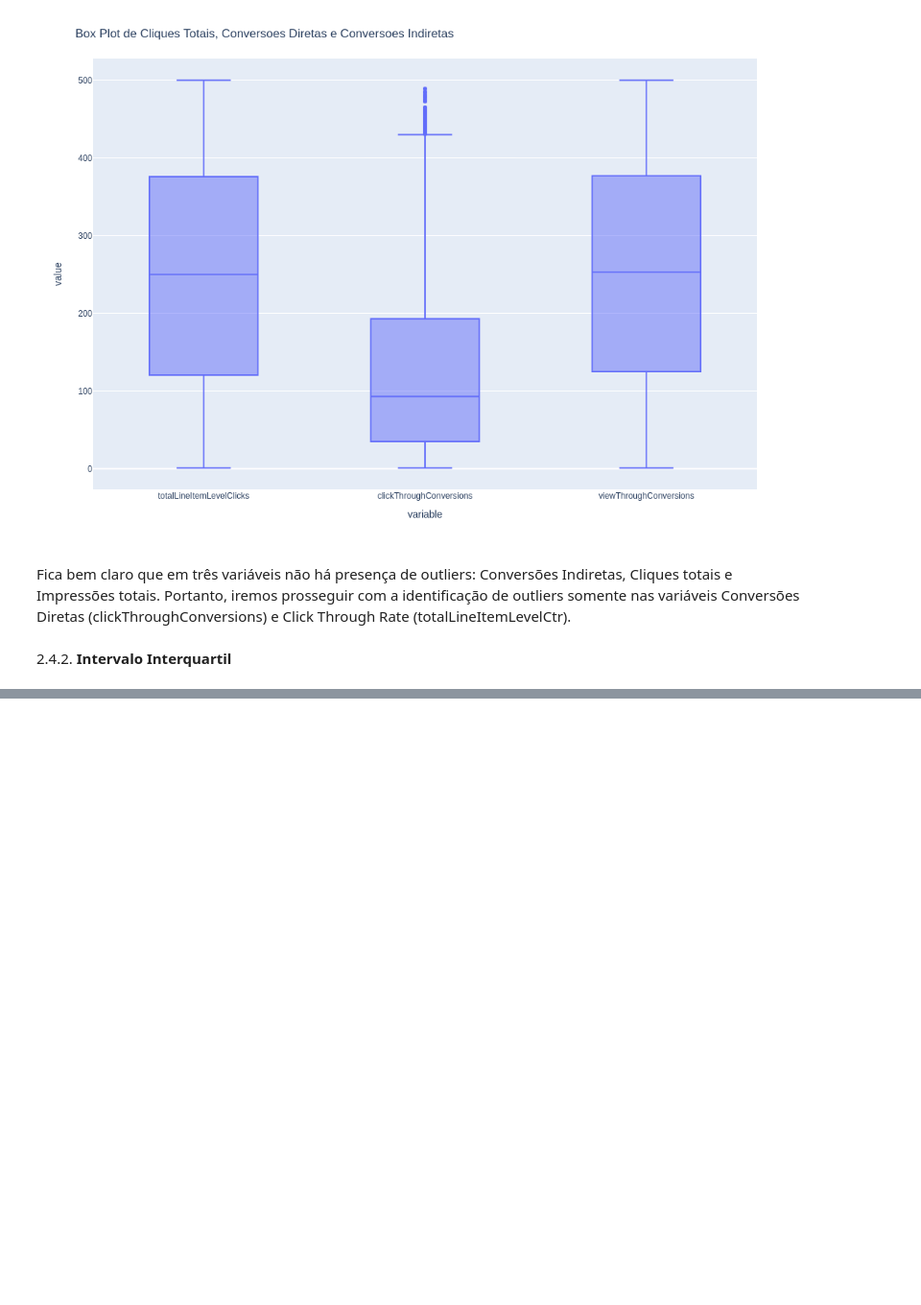
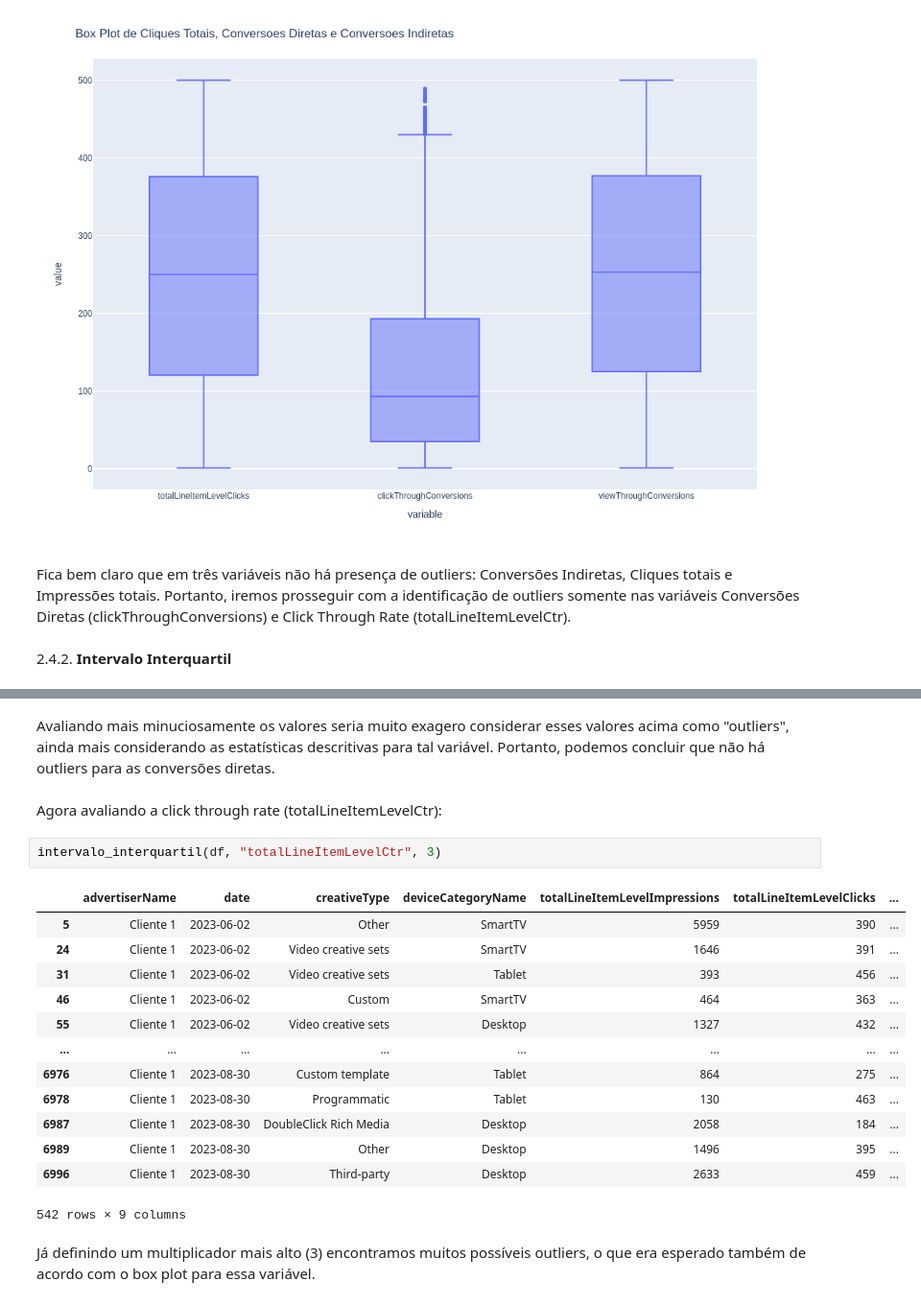
Before and after one commit to brunodifranco/bruno-case-tecnico-rbs, a Jupyter notebook: 12-10-2023-bruno-case-tecnico.ipynb, the cells around one changed output, grey strips where cells are left out. Shown at 96% size. Drawn from its saved outputs; the diff is of its cells as text; blank space fills up the shorter version.

```diff
--- a/12-10-2023-bruno-case-tecnico.ipynb
+++ b/12-10-2023-bruno-case-tecnico.ipynb
@@ -743,0 +773,22 @@ print("Outliers:", outliers)
+# %% [markdown]
+Avaliando mais minuciosamente os valores seria muito exagero considerar esses valores acima como "outliers", ainda mais considerando as estatísticas descritivas para tal variável. Portanto, podemos concluir que não há outliers para as conversões diretas.
+# %% [markdown]
+Agora avaliando a click through rate (totalLineItemLevelCtr):
+# %%
+intervalo_interquartil(df, "totalLineItemLevelCtr", 3)
+# %% [output]
+|  | advertiserName | date | creativeType | deviceCategoryName | totalLineItemLevelImpressions | totalLineItemLevelClicks | ... |
+| 5 | Cliente 1 | 2023-06-02 | Other | SmartTV | 5959 | 390 | ... |
+| 24 | Cliente 1 | 2023-06-02 | Video creative sets | SmartTV | 1646 | 391 | ... |
+| 31 | Cliente 1 | 2023-06-02 | Video creative sets | Tablet | 393 | 456 | ... |
+| 46 | Cliente 1 | 2023-06-02 | Custom | SmartTV | 464 | 363 | ... |
+| 55 | Cliente 1 | 2023-06-02 | Video creative sets | Desktop | 1327 | 432 | ... |
+| ... | ... | ... | ... | ... | ... | ... | ... |
+| 6976 | Cliente 1 | 2023-08-30 | Custom template | Tablet | 864 | 275 | ... |
+| 6978 | Cliente 1 | 2023-08-30 | Programmatic | Tablet | 130 | 463 | ... |
+| 6987 | Cliente 1 | 2023-08-30 | DoubleClick Rich Media | Desktop | 2058 | 184 | ... |
+| 6989 | Cliente 1 | 2023-08-30 | Other | Desktop | 1496 | 395 | ... |
+| 6996 | Cliente 1 | 2023-08-30 | Third-party | Desktop | 2633 | 459 | ... |
+542 rows × 9 columns
+# %% [markdown]
+Já definindo um multiplicador mais alto (3) encontramos muitos possíveis outliers, o que era esperado também de acordo com o box plot para essa variável.
```
Also changed, not shown: parts of 23 cells of this notebook, 1 other file.
